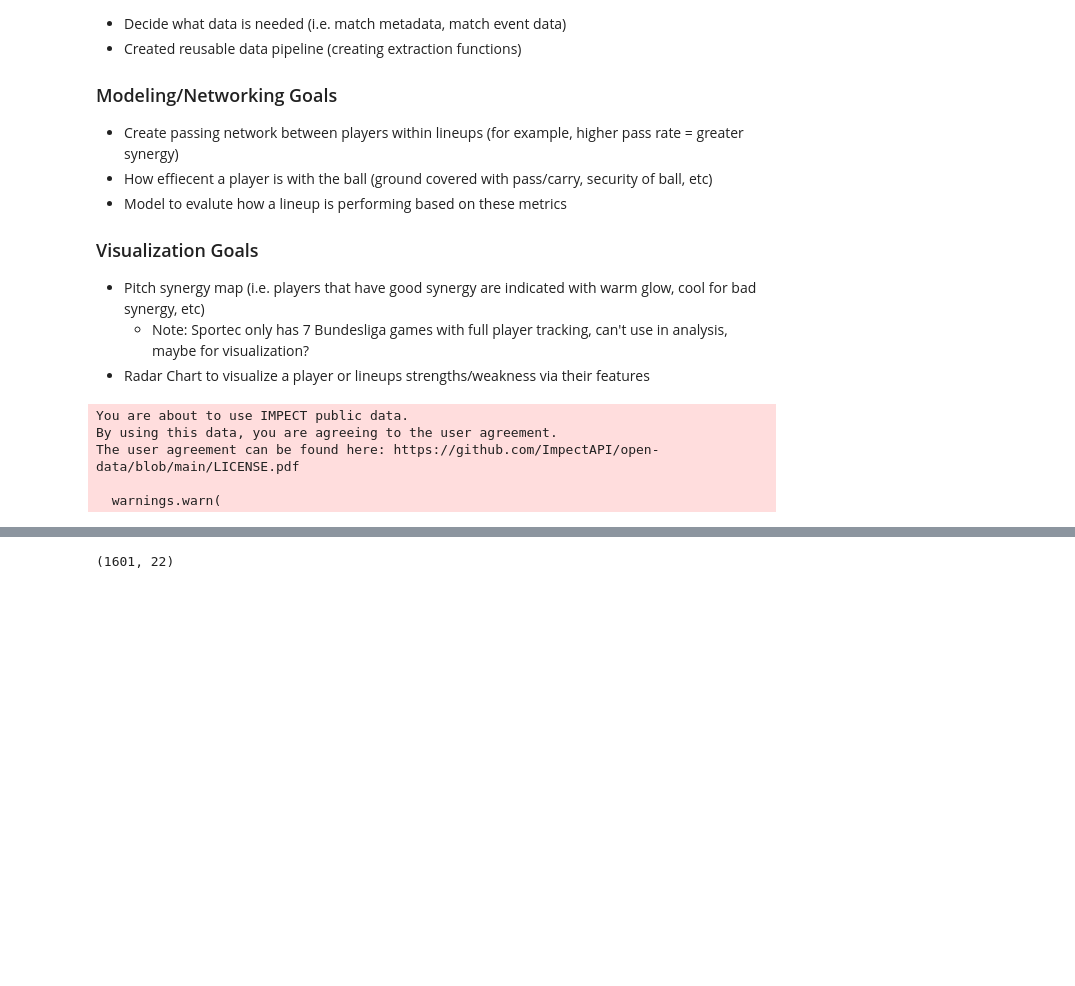
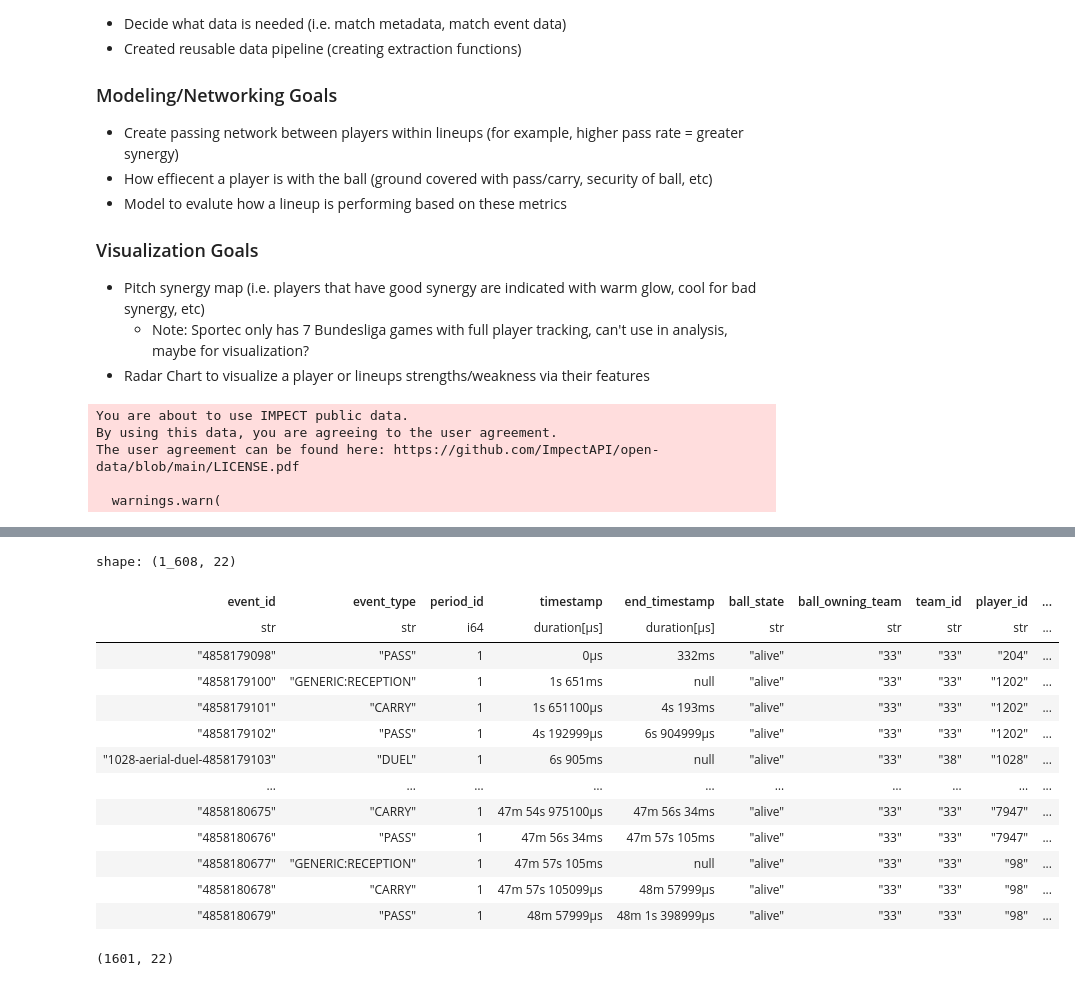
Before and after one commit to CodeMateo15/BiggsMarino_Hackathon2026, a Jupyter notebook: Soccer_Lineup.ipynb, the cells around one changed output, grey strips where cells are left out. Cells and saved outputs as stored; diff of their text form; code cells hidden in the pictures; blank space fills up the shorter version.

```diff
--- a/Soccer_Lineup.ipynb
+++ b/Soccer_Lineup.ipynb
@@ -256,3 +256,6 @@ By using this data, you are agreeing to the user agreement.
 The user agreement can be found here: https://github.com/ImpectAPI/open-data/blob/main/LICENSE.pdf
 
   warnings.warn(
+# %%
+matchs_df = pl.read_json("C:/Users/Jerem/Juypter Notebook/Sport Analytics Conference 2026 - Soccer Lineup Analysis/combined_matches.json")
+matchs_df
@@ -258,0 +277,14 @@ The user agreement can be found here: https://github.com/ImpectAPI/open-data/blo
+# %%
+# compiles and stores a dictionary of event data for later reference
+def scrape_match_event_data(id_list, num_matches=3):
+    match_event_data_dict = {}
+    for i in range(num_matches):
+        print(f'Loading match {id_list[i]}')
+        events = impect.load_open_data(match_id=id_list[i])
+        match_event_data_dict[id_list[i]] = events
+        print(f'Match {id_list[i]} cached\n')
+
+    return match_event_data_dict
+
+match_event_data_dict = scrape_match_event_data(matchs_df['matchId'])
+match_event_data_dict
@@ -259,3 +303,29 @@ The user agreement can be found here: https://github.com/ImpectAPI/open-data/blo
+# %%
+
+events_df_122838 = (
+    match_event_data_dict[122838]
+    .filter(lambda event: event.team is not None)  # Remove events without a team
+    .transform(to_orientation="STATIC_HOME_AWAY")
+    .filter(lambda event: event.period.id == 1)
+    .to_df(engine="polars")
+)
+
+events_df_122838
+# %% [output]
+shape: (1_608, 22)
+| event_id | event_type | period_id | timestamp | end_timestamp | ball_state | ball_owning_team | team_id | player_id | ... |
+| str | str | i64 | duration[μs] | duration[μs] | str | str | str | str | ... |
+| "4858179098" | "PASS" | 1 | 0µs | 332ms | "alive" | "33" | "33" | "204" | ... |
+| "4858179100" | "GENERIC:RECEPTION" | 1 | 1s 651ms | null | "alive" | "33" | "33" | "1202" | ... |
+| "4858179101" | "CARRY" | 1 | 1s 651100µs | 4s 193ms | "alive" | "33" | "33" | "1202" | ... |
+| "4858179102" | "PASS" | 1 | 4s 192999µs | 6s 904999µs | "alive" | "33" | "33" | "1202" | ... |
+| "1028-aerial-duel-4858179103" | "DUEL" | 1 | 6s 905ms | null | "alive" | "33" | "38" | "1028" | ... |
+| … | … | … | … | … | … | … | … | … | ... |
+| "4858180675" | "CARRY" | 1 | 47m 54s 975100µs | 47m 56s 34ms | "alive" | "33" | "33" | "7947" | ... |
+| "4858180676" | "PASS" | 1 | 47m 56s 34ms | 47m 57s 105ms | "alive" | "33" | "33" | "7947" | ... |
+| "4858180677" | "GENERIC:RECEPTION" | 1 | 47m 57s 105ms | null | "alive" | "33" | "33" | "98" | ... |
+| "4858180678" | "CARRY" | 1 | 47m 57s 105099µs | 48m 57999µs | "alive" | "33" | "33" | "98" | ... |
+| "4858180679" | "PASS" | 1 | 48m 57999µs | 48m 1s 398999µs | "alive" | "33" | "33" | "98" | ... |
 # %%
 # returns period lengths (TODO: CHECK FOR LEGITIMACY OF PERIOD 2 LENGTH)
 def extract_periods_metadata(periods_metadata):
```
Also changed, not shown: parts of 6 cells of this notebook, 1 other file.
